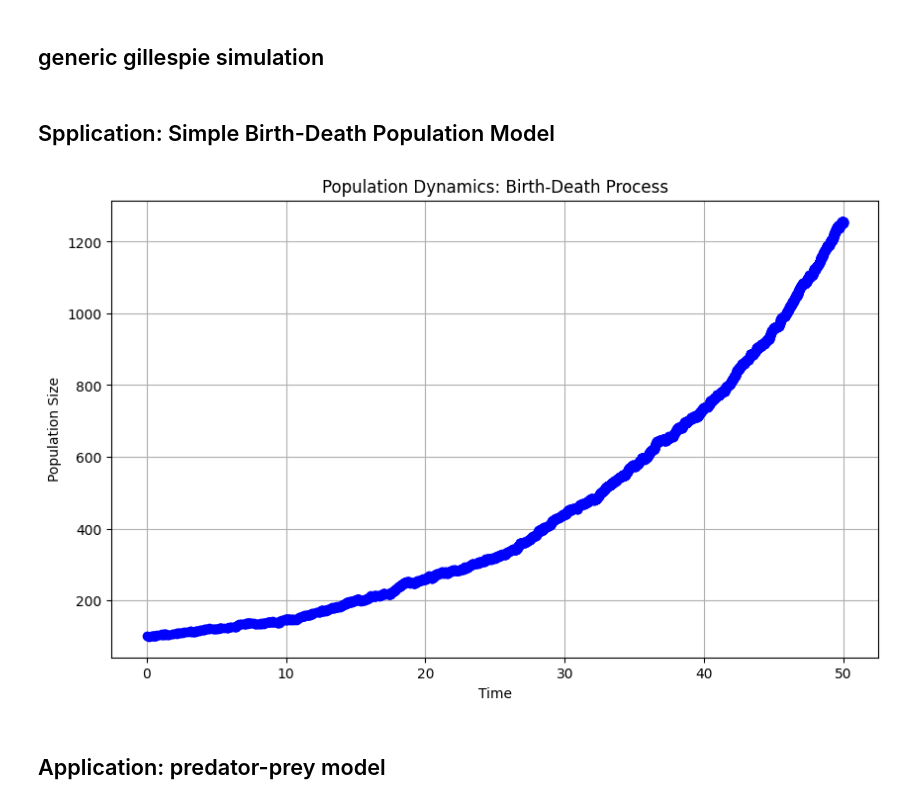
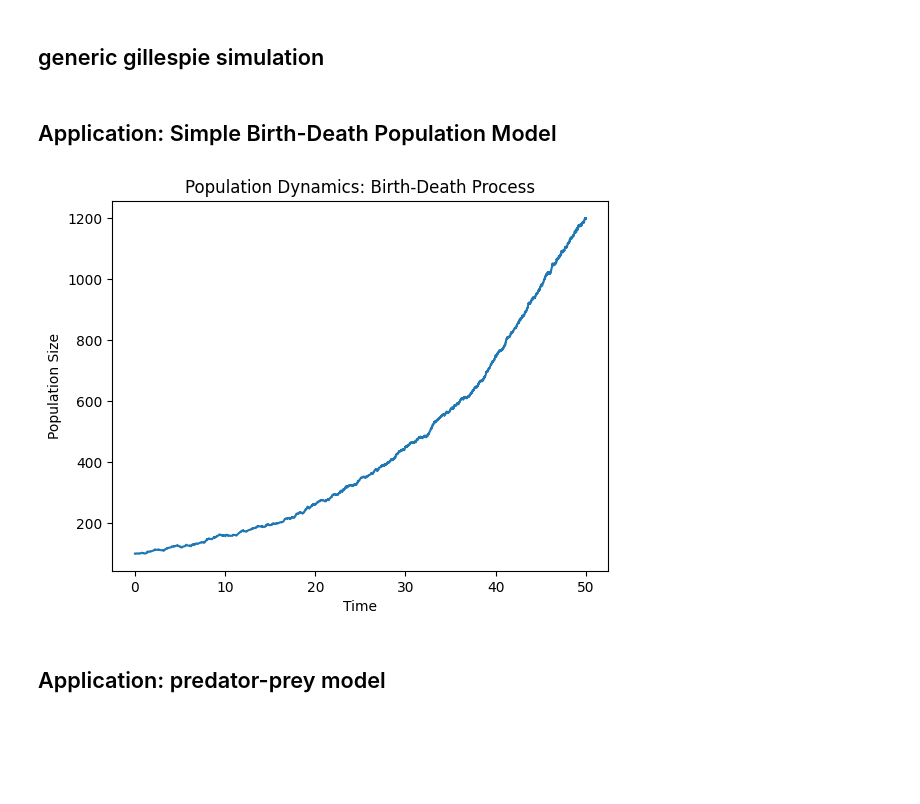
Before and after one commit to eagmon/notebook_tests, a Jupyter notebook: sim_study_guid_stochastic.ipynb, the cells around one changed output. Cells and saved outputs as stored; diff of their text form; code cells hidden in the pictures; blank space fills up the shorter version.

```diff
--- a/sim_study_guid_stochastic.ipynb
+++ b/sim_study_guid_stochastic.ipynb
@@ -192,7 +192,7 @@ def run_gillespie_simulation(initial_state, parameters, propensity_functions, up
 
     return history
 # %% [markdown]
-## Spplication: Simple Birth-Death Population Model
+## Application: Simple Birth-Death Population Model
 # %%
 # Propensity functions
 def birth_propensity(state, parameters):
@@ -204,37 +204,36 @@ def death_propensity(state, parameters):
 # Update functions
 def birth_update(state, parameters):
     state['population'] += 1
 
 def death_update(state, parameters):
     state['population'] -= 1
 
 # Initial state and parameters
 initial_state = {'population': 100}
 parameters = {'lambda': 0.1, 'mu': 0.05}
 
 # Running the Gillespie simulation
 history = run_gillespie_simulation(
     initial_state=initial_state,
     parameters=parameters,
     propensity_functions=[birth_propensity, death_propensity],
     update_functions=[birth_update, death_update],
     max_time=50
 )
 
 # Extracting time and population size from the history
 times = [entry[0] for entry in history]
 populations = [entry[1]['population'] for entry in history]
 
 # Plotting the results
-plt.figure(figsize=(10, 6))
-plt.plot(times, populations, marker='o', linestyle='-', color='blue')
+plt.figure()
+plt.plot(times, populations)
 plt.title('Population Dynamics: Birth-Death Process')
 plt.xlabel('Time')
 plt.ylabel('Population Size')
-plt.grid(True)
 plt.show()
 # %% [output]
-[figure, old version]
+[figure, new version]
 # %% [markdown]
 ## Application: predator-prey model
 # %%
```
Also changed, not shown: parts of 1 cell of this notebook.
